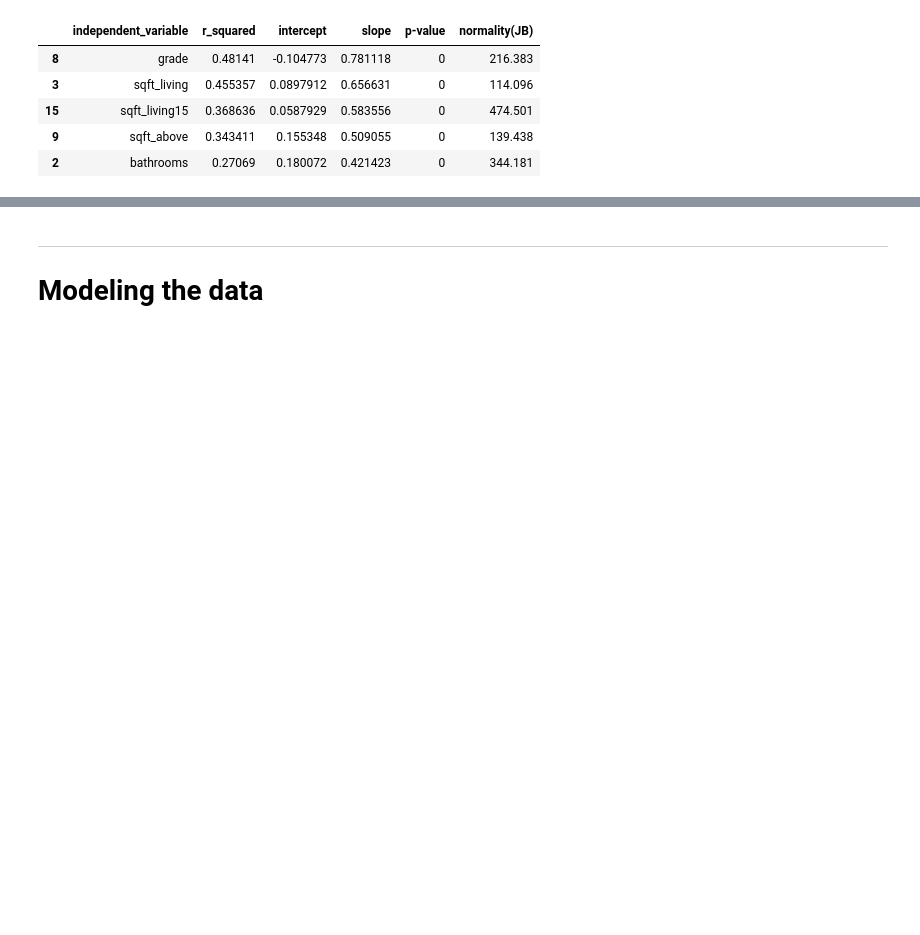
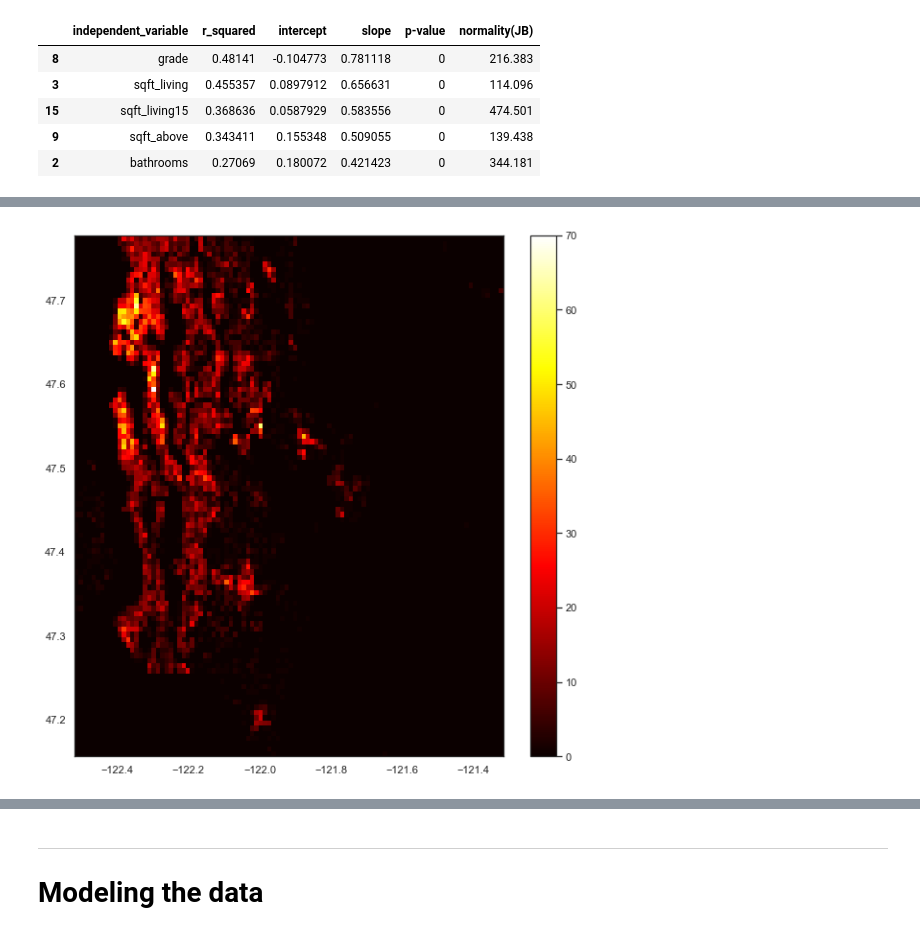
Before and after one commit to L-Lewis/dsc-1-final-project-online-ds-ft-011419, a Jupyter notebook: student.ipynb, the cells around one changed output, grey strips where cells are left out. Saved outputs shown, nothing was run; the diff lists cells and outputs as text; code cells hidden in the pictures; blank space fills up the shorter version.

```diff
--- a/student.ipynb
+++ b/student.ipynb
@@ -779,0 +842,11 @@ results.sort_values(by=['r_squared'], ascending=False).head() # Top five highest
+# %%
+# Where the properties are
+x = kc.long
+y = kc.lat
+
+plt.figure(figsize = (10,10))
+plt.hist2d(x, y, bins=100, cmap='hot')
+plt.colorbar()
+plt.show()
+# %% [output]
+[figure, added]
```
Also changed, not shown: parts of 22 cells of this notebook.
